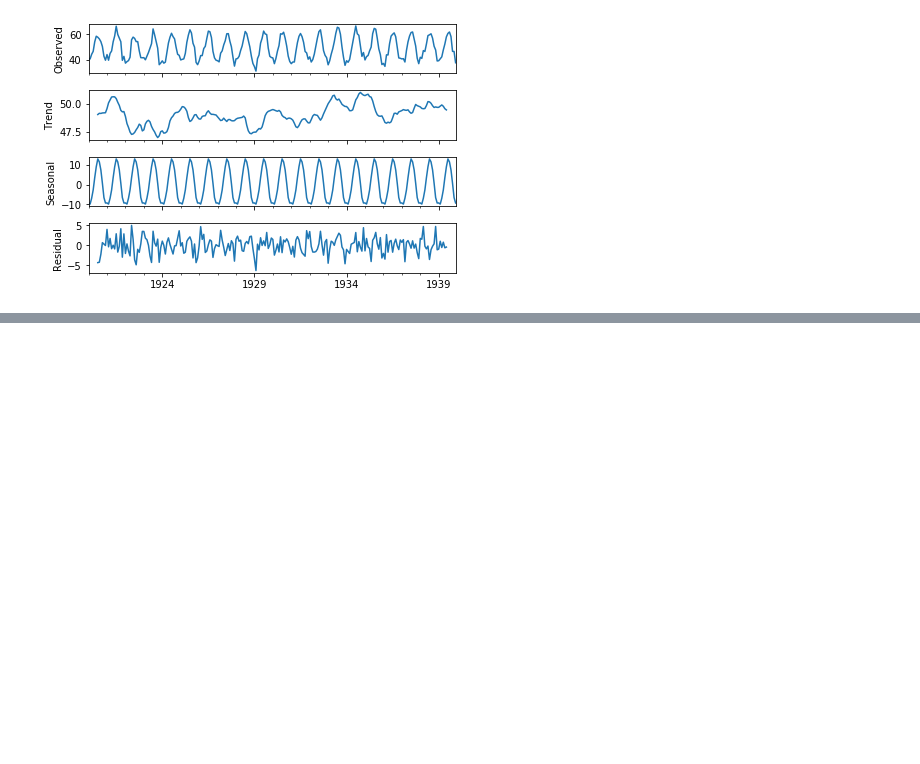
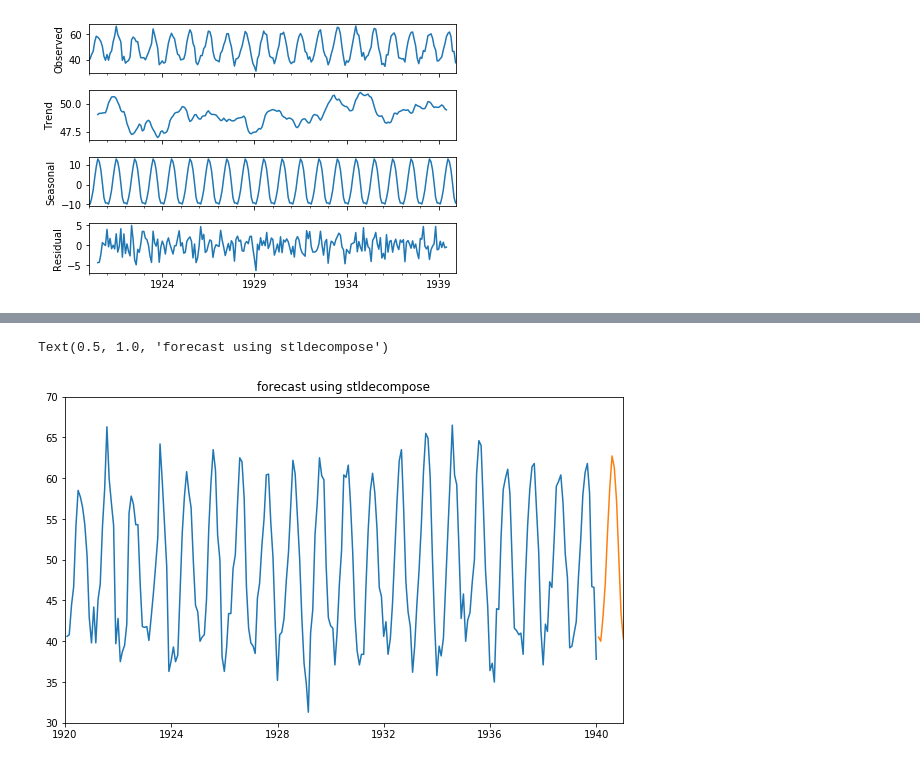
Before and after one commit to darrahts/timeSeriesAnalysis, a Jupyter notebook: arima.ipynb, the cells around one changed output, grey strips where cells are left out. Saved outputs shown, nothing was run; the diff lists cells and outputs as text; code cells hidden in the pictures; blank space fills up the shorter version.

```diff
--- a/arima.ipynb
+++ b/arima.ipynb
@@ -198,0 +228,3 @@ decplot = decomposed.plot()
+# %%
+fcast = forecast(stl, steps=12, fc_func=seasonal_naive, seasonal=True)
+fcast.head()
@@ -198,0 +238,10 @@ decplot = decomposed.plot()
+# %%
+plt.figure(figsize=(10,6))
+plt.plot(temp_ts, label='data')
+plt.plot(fcast, label = fcast.columns[0])
+plt.xlim('1920', '1941')
+plt.ylim(30,70)
+plt.title("forecast using stldecompose")
+# %% [output]
+Text(0.5, 1.0, 'forecast using stldecompose')
+[figure, added]
```
Also changed, not shown: parts of 6 cells of this notebook.
